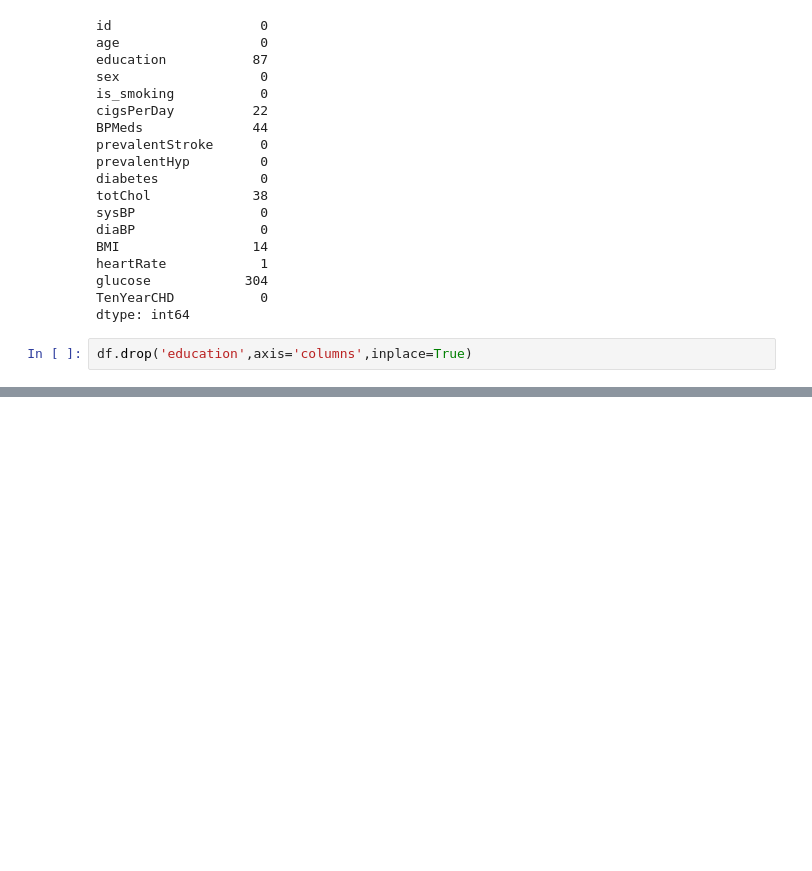
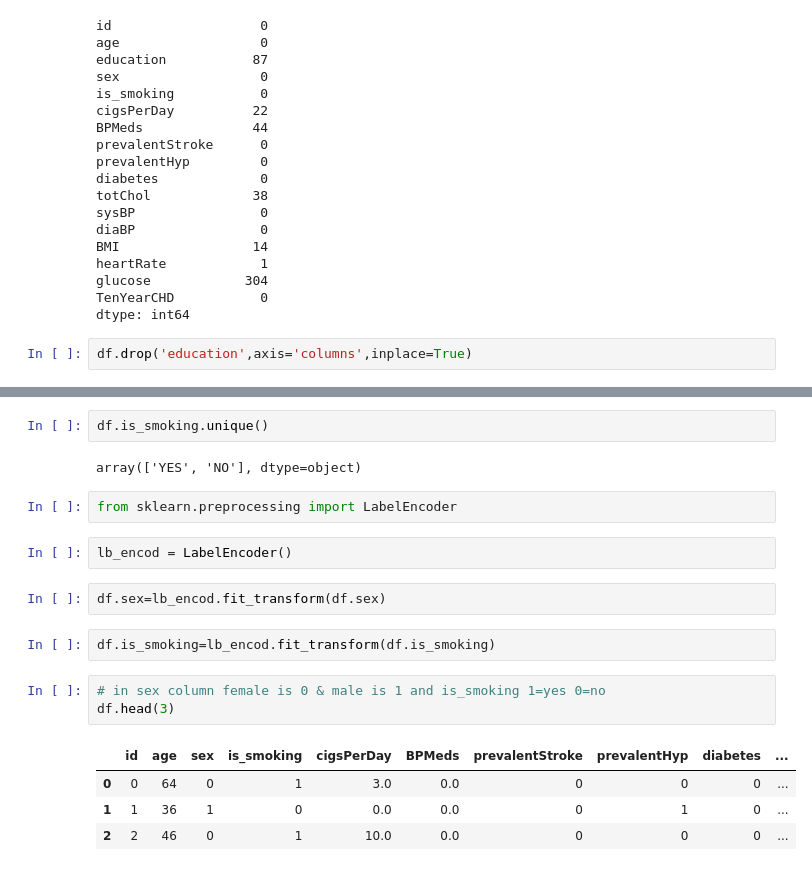
Before and after one commit to Souvik0651/Cardiovascular-Risk-Prediction--classification-, a Jupyter notebook: Cardiovascular_Risk_Prediction.ipynb, the cells around one changed output, grey strips where cells are left out. Cells and saved outputs as stored; diff of their text form; blank space fills up the shorter version.

```diff
--- a/Cardiovascular_Risk_Prediction.ipynb
+++ b/Cardiovascular_Risk_Prediction.ipynb
@@ -86,0 +93,20 @@ dtype: int64
+# %%
+df.is_smoking.unique()
+# %% [output]
+array(['YES', 'NO'], dtype=object)
+# %%
+from sklearn.preprocessing import LabelEncoder
+# %%
+lb_encod = LabelEncoder()
+# %%
+df.sex=lb_encod.fit_transform(df.sex)
+# %%
+df.is_smoking=lb_encod.fit_transform(df.is_smoking)
+# %%
+# in sex column female is 0 & male is 1 and is_smoking 1=yes 0=no
+df.head(3)
+# %% [output]
+|  | id | age | sex | is_smoking | cigsPerDay | BPMeds | prevalentStroke | prevalentHyp | diabetes | ... |
+| 0 | 0 | 64 | 0 | 1 | 3.0 | 0.0 | 0 | 0 | 0 | ... |
+| 1 | 1 | 36 | 1 | 0 | 0.0 | 0.0 | 0 | 1 | 0 | ... |
+| 2 | 2 | 46 | 0 | 1 | 10.0 | 0.0 | 0 | 0 | 0 | ... |
```
Also changed, not shown: parts of 22 cells of this notebook.
